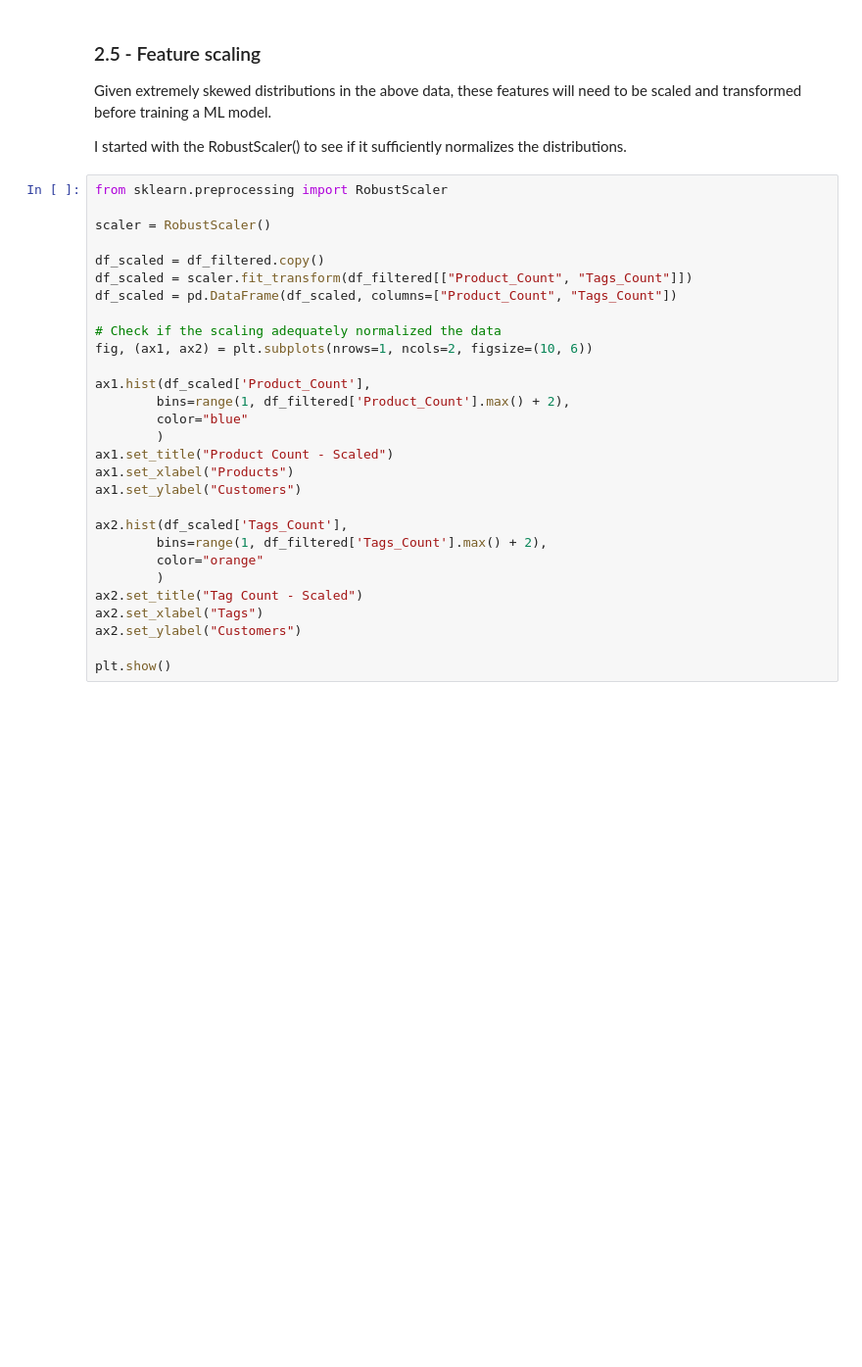
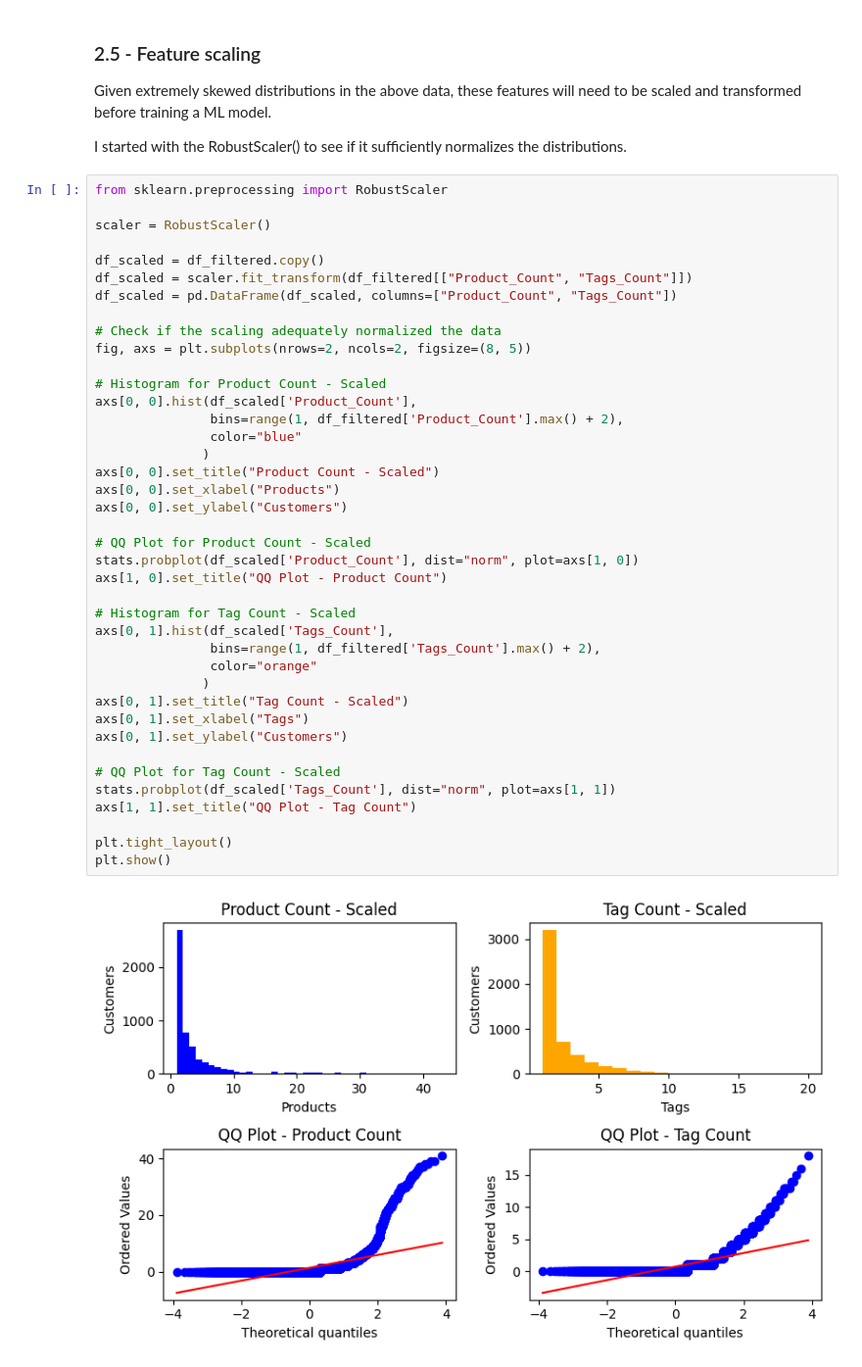
Before and after one commit to nkeblawi/nk-cust-segmentation, a Jupyter notebook: notebooks/nk-cust-segmentation-report.ipynb, the cells around one changed output. Shown at 98% size. Drawn from its saved outputs; the diff is of its cells as text; blank space fills up the shorter version.

```diff
--- a/notebooks/nk-cust-segmentation-report.ipynb
+++ b/notebooks/nk-cust-segmentation-report.ipynb
@@ -224,30 +319,43 @@ I started with the RobustScaler() to see if it sufficiently normalizes the distr
 # %%
 from sklearn.preprocessing import RobustScaler
 
 scaler = RobustScaler()
 
 df_scaled = df_filtered.copy()
 df_scaled = scaler.fit_transform(df_filtered[["Product_Count", "Tags_Count"]])
 df_scaled = pd.DataFrame(df_scaled, columns=["Product_Count", "Tags_Count"])
 
 # Check if the scaling adequately normalized the data
-fig, (ax1, ax2) = plt.subplots(nrows=1, ncols=2, figsize=(10, 6))
+fig, axs = plt.subplots(nrows=2, ncols=2, figsize=(8, 5))
 
-ax1.hist(df_scaled['Product_Count'],
-        bins=range(1, df_filtered['Product_Count'].max() + 2),
-        color="blue"
-        )
-ax1.set_title("Product Count - Scaled")
-ax1.set_xlabel("Products")
-ax1.set_ylabel("Customers")
+# Histogram for Product Count - Scaled
+axs[0, 0].hist(df_scaled['Product_Count'],
+               bins=range(1, df_filtered['Product_Count'].max() + 2),
+               color="blue"
+              )
+axs[0, 0].set_title("Product Count - Scaled")
+axs[0, 0].set_xlabel("Products")
+axs[0, 0].set_ylabel("Customers")
 
-ax2.hist(df_scaled['Tags_Count'],
-        bins=range(1, df_filtered['Tags_Count'].max() + 2),
-        color="orange"
-        )
-ax2.set_title("Tag Count - Scaled")
-ax2.set_xlabel("Tags")
-ax2.set_ylabel("Customers")
+# QQ Plot for Product Count - Scaled
+stats.probplot(df_scaled['Product_Count'], dist="norm", plot=axs[1, 0])
+axs[1, 0].set_title("QQ Plot - Product Count")
 
+# Histogram for Tag Count - Scaled
+axs[0, 1].hist(df_scaled['Tags_Count'],
+               bins=range(1, df_filtered['Tags_Count'].max() + 2),
+               color="orange"
+              )
+axs[0, 1].set_title("Tag Count - Scaled")
+axs[0, 1].set_xlabel("Tags")
+axs[0, 1].set_ylabel("Customers")
+
+# QQ Plot for Tag Count - Scaled
+stats.probplot(df_scaled['Tags_Count'], dist="norm", plot=axs[1, 1])
+axs[1, 1].set_title("QQ Plot - Tag Count")
+
+plt.tight_layout()
 plt.show()
+# %% [output]
+[figure, added]
 # %% [markdown]
```
Also changed, not shown: parts of 11 cells of this notebook, 1 other file.
